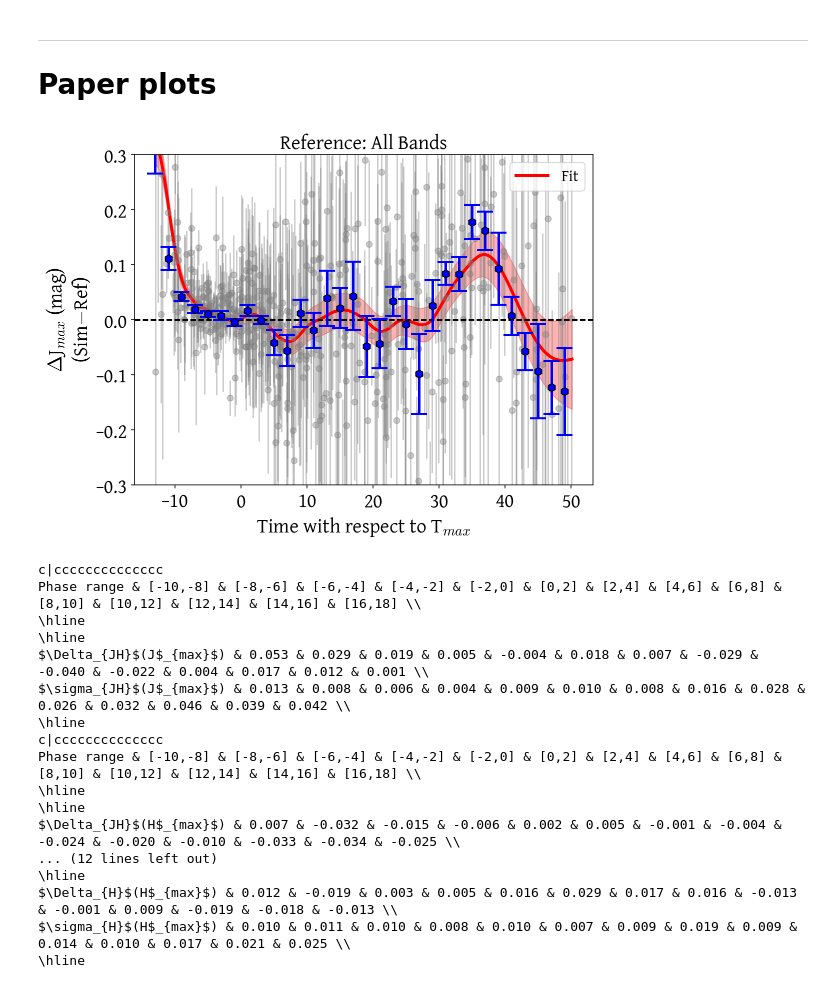
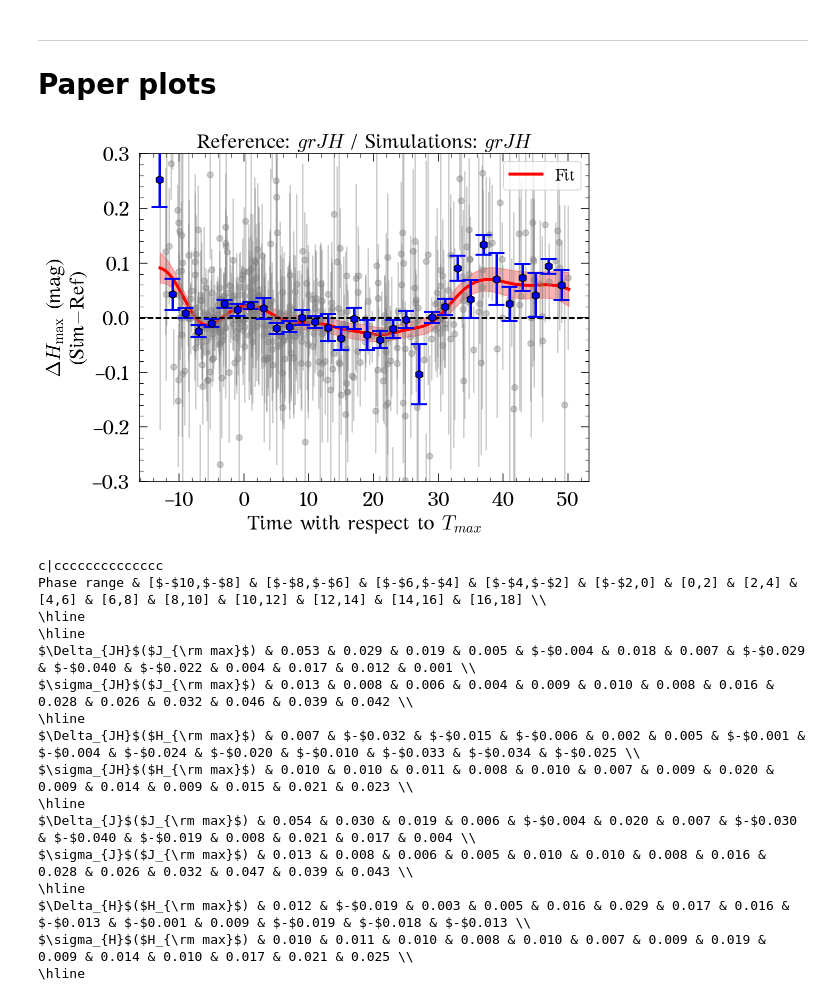
Before and after one commit to HOSTFLOWS/flows_sims, a Jupyter notebook: 3.comparison.ipynb, the cells around one changed output. Cells and saved outputs as stored; diff of their text form; code cells hidden in the pictures.

```diff
--- a/3.comparison.ipynb
+++ b/3.comparison.ipynb
@@ -10,9 +10,12 @@ from matplotlib import cm, colors
 import seaborn as sns
 
 from scipy.stats import binned_statistic_2d
+from scipy.stats import linregress
+
+from snpy.CSPtemp import st_template
 
 %config InlineBackend.figure_format = 'retina'
-plt.rcParams["font.family"] = "Gentium"
+plt.rcParams["font.family"] = "GFS Artemisia"
 plt.rcParams['mathtext.fontset'] = "cm"
 
 CMAP = cm.get_cmap('twilight')
@@ -715,11 +718,11 @@ def master_plot(param, ref_bands, nir_bands, n_epochs, binned=True,
         plot_m3(param, ref_bands, nir_bands, binned,
                                     step1, step2, step3, mask_epochs)
 # %%
-parameter = 'Jmax'  # Jmax, Hmax, gmax, rmax, Tmax, st
+parameter = 'Hmax'  # Jmax, Hmax, gmax, rmax, Tmax, st
 ref_bands = 'AllBands'  # AllBands, Allminusu, grJH, gr, gp (gaussian process)
 nir_bands = 'JH'  # J, H, JH
-n_epochs = 3  # 1, 2, 3
-mask_epochs= (-5, 10)  # None, (-10, 10)
+n_epochs = 2  # 1, 2, 3
+mask_epochs= (-5, 15)  # None, (-10, 10)
 
 master_plot(parameter, ref_bands, nir_bands,
                 n_epochs, mask_epochs=mask_epochs)
@@ -843,10 +870,6 @@ def plot_m1(param, ref_bands, nir_bands, step=4, mask_epochs=None):
         Range in days where to mask metric 1 to calculate
         the global offset and scatter. E.g., (-8, 10).
     """
-    # colour for outliers
-    colour_palette = 5*COLOUR_PALETTE.copy()
-    counter = (i for i in range(len(colour_palette)))
-
     fig, ax = plt.subplots(figsize=(8, 6))
 
     params_dict = {'residuals':[], 'yerr':[], 'm1':[]}
@@ -902,11 +925,22 @@ def plot_m1(param, ref_bands, nir_bands, step=4, mask_epochs=None):
     ax.plot(xs, ys, color='r', ls='-', lw=3, label='Fit')
     ax.fill_between(xs, ys+yserr, ys-yserr, color='r', alpha=0.3)
 
+    # gradient
+    lc_dict = extract_gradient()
+    lc = lc_dict[param[0]]
+    #plt.plot(lc['time'][:-1]+0.5, lc['slope'], lw=2, c='k')
+
     if 'max' in param:
-        param_str = param[0]+'$_{max}$'
+        param_str = r'$%s_{\rm max}$'%param[0]
+    else:
+        param_str = param
+    if ref_bands == 'AllBands':
+        ref_bands = 'All Bands'
+    else:
+        ref_bands = r'$%s$'%ref_bands
 
-    m1_label = 'Time with respect to T$_{max}$'
-    title = f'Reference: All Bands'
+    m1_label = 'Time with respect to $T_{max}$'
+    title = f'Reference: {ref_bands} / ' + 'Simulations: $gr%s$'%nir_bands
     residual_label = f'$\Delta${param_str} (mag)\n(Sim$-$Ref)'
 
     ax.axhline(0, color='k', ls='--', zorder=20)
@@ -919,13 +953,14 @@ def plot_m1(param, ref_bands, nir_bands, step=4, mask_epochs=None):
 
     fig.tight_layout()
     #plt.savefig(f'paper_plots/{param}_residuals.jpg')
+    #plt.savefig(f'paper_plots/{param}_residuals_{nir_bands}only.jpg')
     plt.show()
 # %%
-parameter = 'Jmax'
-ref_bands = 'AllBands'
+parameter = 'Hmax'
+ref_bands = 'grJH'
 nir_bands = 'JH'
 step = 2
 plot_m1(parameter, ref_bands, nir_bands, step)
 # %% [output]
-[figure, old version]
+[figure, new version]
 # %%
@@ -980,24 +1029,23 @@ def m1_table(param, ref_bands, nir_bands, step=4, mask_epochs=None):
 # %%
 ref_bands = 'AllBands'
-m1_table('Jmax', ref_bands, 'JH')
+m1_table('Jmax', ref_bands, 'JH', header=True)
 m1_table('Hmax', ref_bands, 'JH')
 m1_table('Jmax', ref_bands, 'J')
 m1_table('Hmax', ref_bands, 'H')
 # %% [output]
 c|cccccccccccccc
-Phase range & [-10,-8] & [-8,-6] & [-6,-4] & [-4,-2] & [-2,0] & [0,2] & [2,4] & [4,6] & [6,8] & [8,10] & [10,12] & [12,14] & [14,16] & [16,18] \\
+Phase range & [$-$10,$-$8] & [$-$8,$-$6] & [$-$6,$-$4] & [$-$4,$-$2] & [$-$2,0] & [0,2] & [2,4] & [4,6] & [6,8] & [8,10] & [10,12] & [12,14] & [14,16] & [16,18] \\
 \hline
 \hline
-$\Delta_{JH}$(J$_{max}$) & 0.053 & 0.029 & 0.019 & 0.005 & -0.004 & 0.018 & 0.007 & -0.029 & -0.040 & -0.022 & 0.004 & 0.017 & 0.012 & 0.001 \\
-$\sigma_{JH}$(J$_{max}$) & 0.013 & 0.008 & 0.006 & 0.004 & 0.009 & 0.010 & 0.008 & 0.016 & 0.028 & 0.026 & 0.032 & 0.046 & 0.039 & 0.042 \\
+$\Delta_{JH}$($J_{\rm max}$) & 0.053 & 0.029 & 0.019 & 0.005 & $-$0.004 & 0.018 & 0.007 & $-$0.029 & $-$0.040 & $-$0.022 & 0.004 & 0.017 & 0.012 & 0.001 \\
+$\sigma_{JH}$($J_{\rm max}$) & 0.013 & 0.008 & 0.006 & 0.004 & 0.009 & 0.010 & 0.008 & 0.016 & 0.028 & 0.026 & 0.032 & 0.046 & 0.039 & 0.042 \\
 \hline
-c|cccccccccccccc
-Phase range & [-10,-8] & [-8,-6] & [-6,-4] & [-4,-2] & [-2,0] & [0,2] & [2,4] & [4,6] & [6,8] & [8,10] & [10,12] & [12,14] & [14,16] & [16,18] \\
+$\Delta_{JH}$($H_{\rm max}$) & 0.007 & $-$0.032 & $-$0.015 & $-$0.006 & 0.002 & 0.005 & $-$0.001 & $-$0.004 & $-$0.024 & $-$0.020 & $-$0.010 & $-$0.033 & $-$0.034 & $-$0.025 \\
+$\sigma_{JH}$($H_{\rm max}$) & 0.010 & 0.010 & 0.011 & 0.008 & 0.010 & 0.007 & 0.009 & 0.020 & 0.009 & 0.014 & 0.009 & 0.015 & 0.021 & 0.023 \\
 \hline
+$\Delta_{J}$($J_{\rm max}$) & 0.054 & 0.030 & 0.019 & 0.006 & $-$0.004 & 0.020 & 0.007 & $-$0.030 & $-$0.040 & $-$0.019 & 0.008 & 0.021 & 0.017 & 0.004 \\
+$\sigma_{J}$($J_{\rm max}$) & 0.013 & 0.008 & 0.006 & 0.005 & 0.010 & 0.010 & 0.008 & 0.016 & 0.028 & 0.026 & 0.032 & 0.047 & 0.039 & 0.043 \\
 \hline
-$\Delta_{JH}$(H$_{max}$) & 0.007 & -0.032 & -0.015 & -0.006 & 0.002 & 0.005 & -0.001 & -0.004 & -0.024 & -0.020 & -0.010 & -0.033 & -0.034 & -0.025 \\
-... (12 lines left out)
+$\Delta_{H}$($H_{\rm max}$) & 0.012 & $-$0.019 & 0.003 & 0.005 & 0.016 & 0.029 & 0.017 & 0.016 & $-$0.013 & $-$0.001 & 0.009 & $-$0.019 & $-$0.018 & $-$0.013 \\
+$\sigma_{H}$($H_{\rm max}$) & 0.010 & 0.011 & 0.010 & 0.008 & 0.010 & 0.007 & 0.009 & 0.019 & 0.009 & 0.014 & 0.010 & 0.017 & 0.021 & 0.025 \\
 \hline
-$\Delta_{H}$(H$_{max}$) & 0.012 & -0.019 & 0.003 & 0.005 & 0.016 & 0.029 & 0.017 & 0.016 & -0.013 & -0.001 & 0.009 & -0.019 & -0.018 & -0.013 \\
-$\sigma_{H}$(H$_{max}$) & 0.010 & 0.011 & 0.010 & 0.008 & 0.010 & 0.007 & 0.009 & 0.019 & 0.009 & 0.014 & 0.010 & 0.017 & 0.021 & 0.025 \\
-\hline
```
Also changed, not shown: parts of 6 cells of this notebook, 30 other files.
